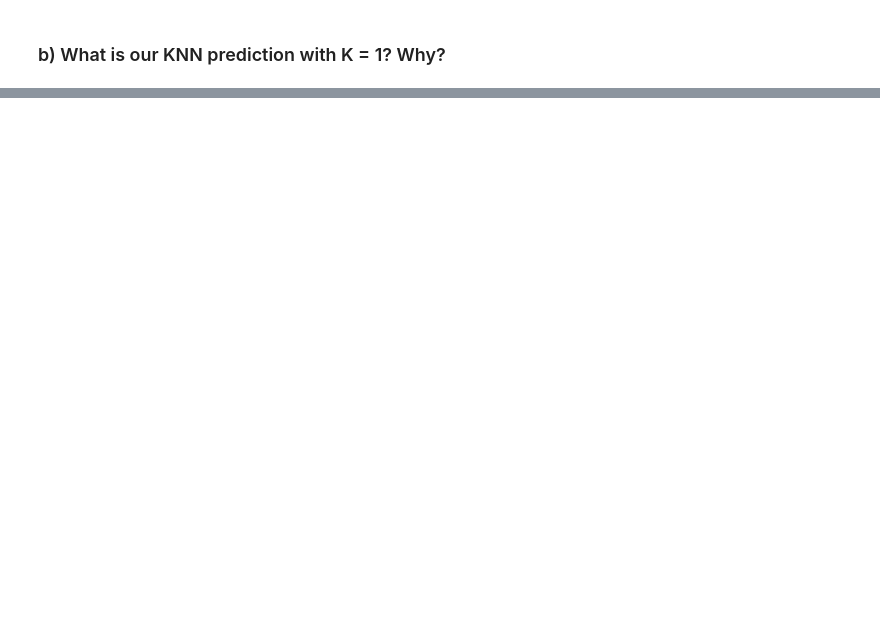
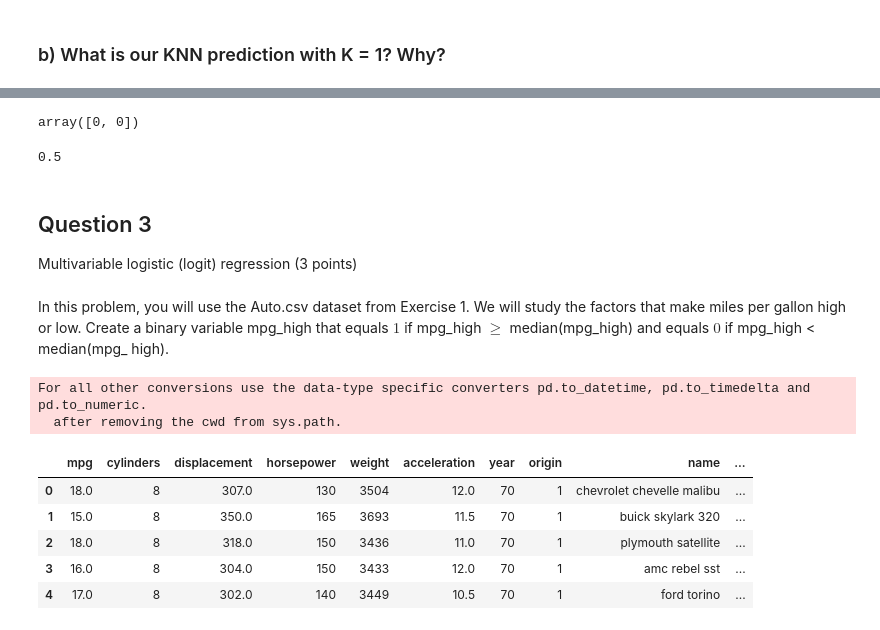
Before and after one commit to JoshLaven/persp-model-econ_w20, a Jupyter notebook: ProblemSets/PS6/PS6Laven.ipynb, the cells around one changed output, grey strips where cells are left out. Cells and saved outputs as stored; diff of their text form; code cells hidden in the pictures; blank space fills up the shorter version.

```diff
--- a/ProblemSets/PS6/PS6Laven.ipynb
+++ b/ProblemSets/PS6/PS6Laven.ipynb
@@ -240,0 +275,32 @@ Green. We are only choosing the closest neighbor to compare the The shortest dis
+# %%
+knn.predict(X_test)
+# %% [output]
+array([0, 0])
+# %%
+knn.score(X_test, Y_test)
+# %% [output]
+0.5
+# %% [markdown]
+## Question 3
+Multivariable logistic (logit) regression (3 points)
+# %% [markdown]
+In this problem, you will use the Auto.csv dataset from Exercise 1. We will study the factors that make miles per gallon high or low. Create a binary variable mpg_high that equals $1$ if mpg_high $\geq$ median(mpg_high) and equals $0$ if mpg_high < median(mpg_ high).
+# %%
+auto2 = pd.read_csv('data/Auto.csv')
+auto2 = auto2[auto2.horsepower.apply(lambda x: x.isnumeric())]
+auto2['horsepower']= pd.to_numeric(auto2['horsepower'])
+auto2 = auto2.convert_objects(convert_numeric=True)
+auto2['const'] = 1
+# %% [output]
+For all other conversions use the data-type specific converters pd.to_datetime, pd.to_timedelta and pd.to_numeric.
+  after removing the cwd from sys.path.
+# %%
+auto2['mpg_high']= np.where(auto2['mpg']>=np.median(auto2['mpg']), 1, 0)
+auto2.head(5)
+# %% [output]
+|  | mpg | cylinders | displacement | horsepower | weight | acceleration | year | origin | name | ... |
+| 0 | 18.0 | 8 | 307.0 | 130 | 3504 | 12.0 | 70 | 1 | chevrolet chevelle malibu | ... |
+| 1 | 15.0 | 8 | 350.0 | 165 | 3693 | 11.5 | 70 | 1 | buick skylark 320 | ... |
+| 2 | 18.0 | 8 | 318.0 | 150 | 3436 | 11.0 | 70 | 1 | plymouth satellite | ... |
+| 3 | 16.0 | 8 | 304.0 | 150 | 3433 | 12.0 | 70 | 1 | amc rebel sst | ... |
+| 4 | 17.0 | 8 | 302.0 | 140 | 3449 | 10.5 | 70 | 1 | ford torino | ... |
```
Also changed, not shown: parts of 26 cells of this notebook.
